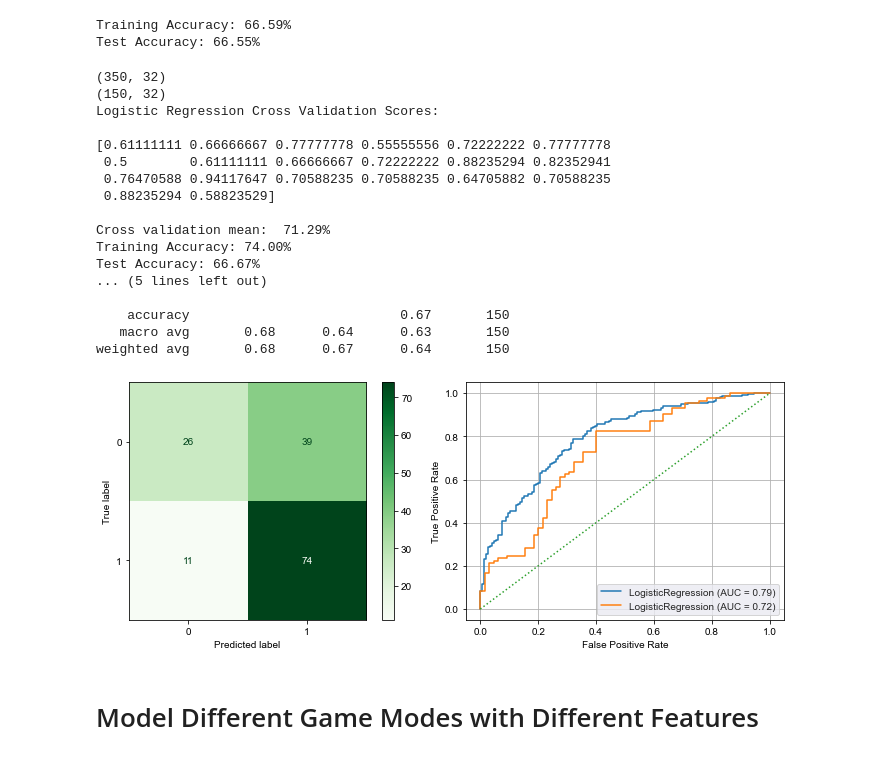
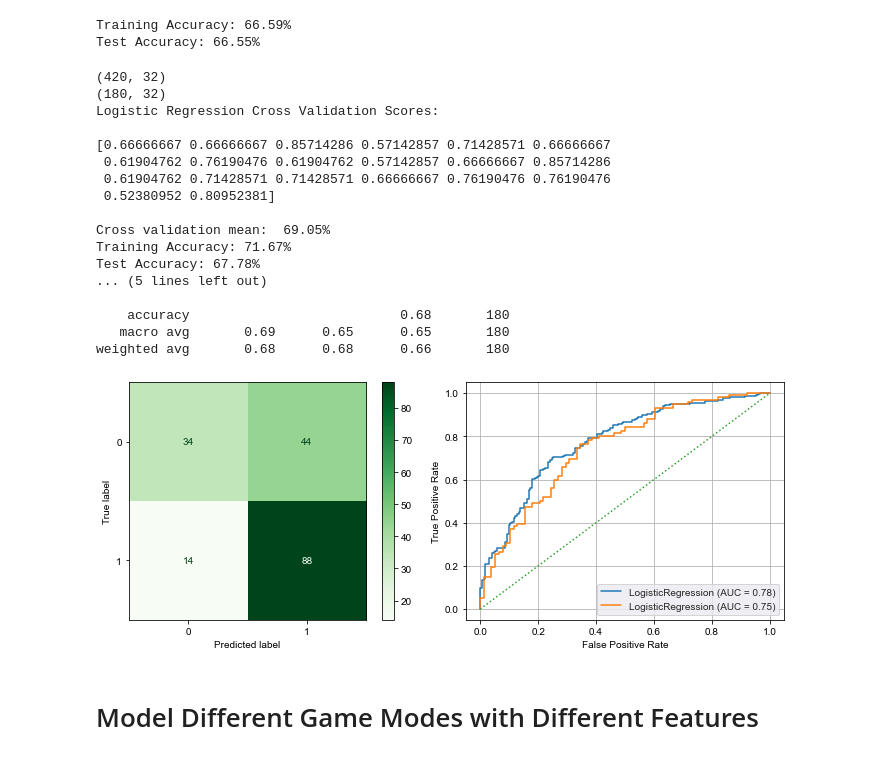
Before and after one commit to Drymander/Capstone-Halo-5, a Jupyter notebook: Compile Modeling Dataframe.ipynb, the cells around one changed output. Saved outputs shown, nothing was run; the diff lists cells and outputs as text; code cells hidden in the pictures.

```diff
--- a/Compile Modeling Dataframe.ipynb
+++ b/Compile Modeling Dataframe.ipynb
@@ -1003,7 +1003,7 @@ def make_model_df(df, feature_list):
 model_df = make_model_df(hr_df, ['TotalTimePlayed'])
 # hr_model_df = make_model_df(hr_df, ['TotalTimePlayed'])
 # %%
-model_df = make_model_df(hr_df, ['TotalTimePlayed', 'K/D', 'Accuracy', 'WinRate'])
+model_df = make_model_df(df, ['SpartanRank', 'PrevTotalXP','TotalTimePlayed', 'K/D', 'Accuracy', 'WinRate'])
 # %%
 
 time_df = make_model_df(df, ['TotalTimePlayed'])
@@ -1102,54 +1102,59 @@ evaluate_model(model_log, X_train, X_test, y_train,
 Training Accuracy: 66.59%
 Test Accuracy: 66.55%
 # %%
-def make_model(df, scale=False, graphs=False):
+def make_model(df, scale=False, graphs=False, dummy=False):
 
     # Assigning X and y for train test split
 
     X = df.drop(['PlayerWin'], axis=1)
     y = df['PlayerWin']
 
     y=y.astype('int')
 
     X_train, X_test, y_train, y_test = train_test_split(X, y, test_size=0.3,
                                                         random_state=8)
 
     if scale==True:
         numericals = X.select_dtypes(X.iloc[1].dtypes).columns
         scaler = StandardScaler()
         X_train = pd.DataFrame(scaler.fit_transform(X_train), columns=numericals)
         X_test = pd.DataFrame(scaler.transform(X_test), columns=numericals)
 
-    model_log = LogisticRegression(random_state=8)
+    if dummy == True:
+        model_log = DummyClassifier(strategy='stratified')
+        print('Using Dummy Model')
+    else:
+        model_log = LogisticRegression(random_state=8)
+
     model_log.fit(X_train, y_train)
 
     print(X_train.shape)
     print(X_test.shape)
     cross_val_check('Logistic Regression', model_log, X_train, y_train, X_test, y_test)
     evaluate_model(model_log, X_train, X_test, y_train, y_test, graphs=graphs)
 
 #     return X_train, X_test, y_train, y_test
 
-make_model(model_df.head(500), scale=False, graphs=True)
+make_model(hr_model_df.head(600), scale=False, graphs=True, dummy=False)
 # %% [output]
-(350, 32)
-(150, 32)
+(420, 32)
+(180, 32)
 Logistic Regression Cross Validation Scores:
 
-[0.61111111 0.66666667 0.77777778 0.55555556 0.72222222 0.77777778
- 0.5        0.61111111 0.66666667 0.72222222 0.88235294 0.82352941
- 0.76470588 0.94117647 0.70588235 0.70588235 0.64705882 0.70588235
- 0.88235294 0.58823529]
+[0.66666667 0.66666667 0.85714286 0.57142857 0.71428571 0.66666667
+ 0.61904762 0.76190476 0.61904762 0.57142857 0.66666667 0.85714286
+ 0.61904762 0.71428571 0.71428571 0.66666667 0.76190476 0.76190476
+ 0.52380952 0.80952381]
 
-Cross validation mean:  71.29%
-Training Accuracy: 74.00%
-Test Accuracy: 66.67%
+Cross validation mean:  69.05%
+Training Accuracy: 71.67%
+Test Accuracy: 67.78%
 ... (5 lines left out)
 
-    accuracy                           0.67       150
-   macro avg       0.68      0.64      0.63       150
-weighted avg       0.68      0.67      0.64       150
+    accuracy                           0.68       180
+   macro avg       0.69      0.65      0.65       180
+weighted avg       0.68      0.68      0.66       180
-[figure, old version]
+[figure, new version]
 # %% [markdown]
 # Model Different Game Modes with Different Features
 # %% [markdown]
```
Also changed, not shown: parts of 4 cells of this notebook, 3 other files.
